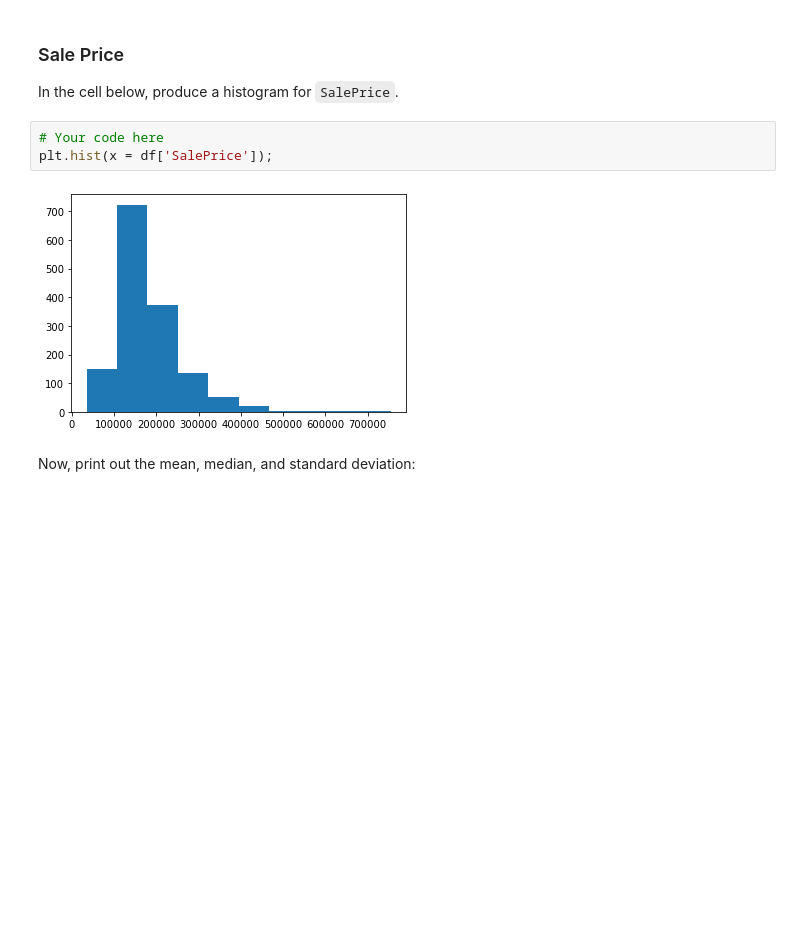
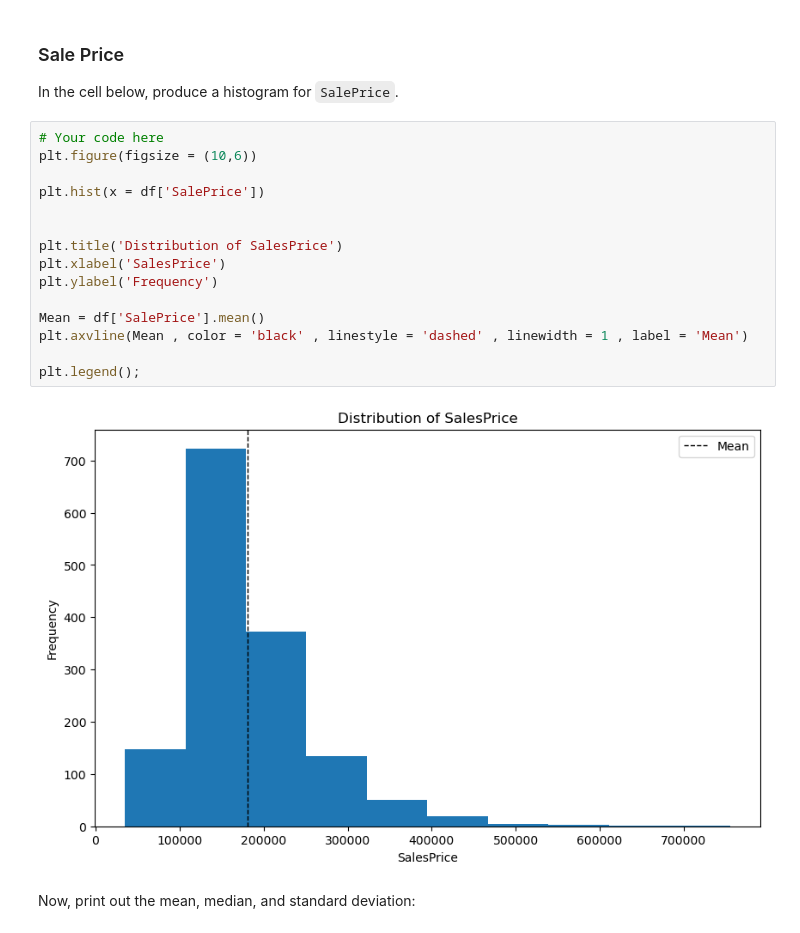
Before and after one commit to leahwanjiru/dsc-pandas-eda-lab, a Jupyter notebook: index.ipynb, the cells around one changed output. Saved outputs shown, nothing was run; the diff lists cells and outputs as text; blank space fills up the shorter version.

```diff
--- a/index.ipynb
+++ b/index.ipynb
@@ -247,11 +210,23 @@ Each histogram should have appropriate title and axes labels, as well as a black
 ### Sale Price
 
 In the cell below, produce a histogram for `SalePrice`.
-# %%
-# Your code here
-plt.hist(x = df['SalePrice']);
-# %% [output]
-[figure, removed]
+# %%
+# Your code here
+plt.figure(figsize = (10,6))
+
+plt.hist(x = df['SalePrice'])
+
+
+plt.title('Distribution of SalesPrice')
+plt.xlabel('SalesPrice')
+plt.ylabel('Frequency')
+
+Mean = df['SalePrice'].mean()
+plt.axvline(Mean , color = 'black' , linestyle = 'dashed' , linewidth = 1 , label = 'Mean')
+
+plt.legend();
+# %% [output]
+[figure, added]
 # %% [markdown]
 Now, print out the mean, median, and standard deviation:
 # %%
```
Also changed, not shown: parts of 47 cells of this notebook.
